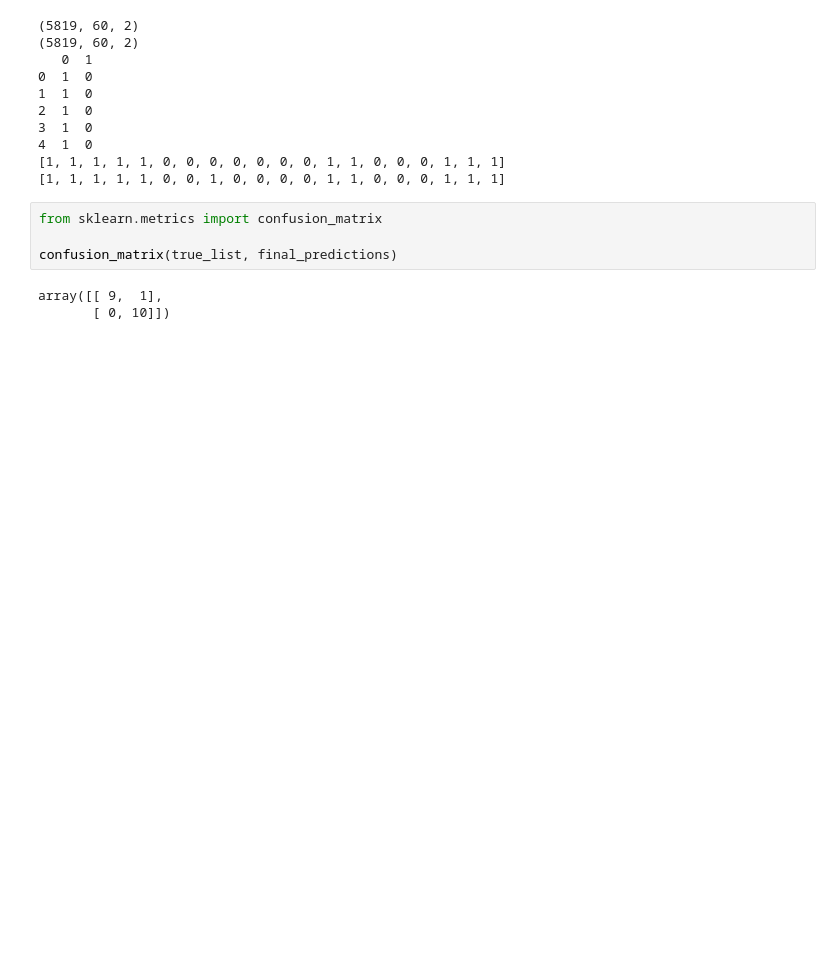
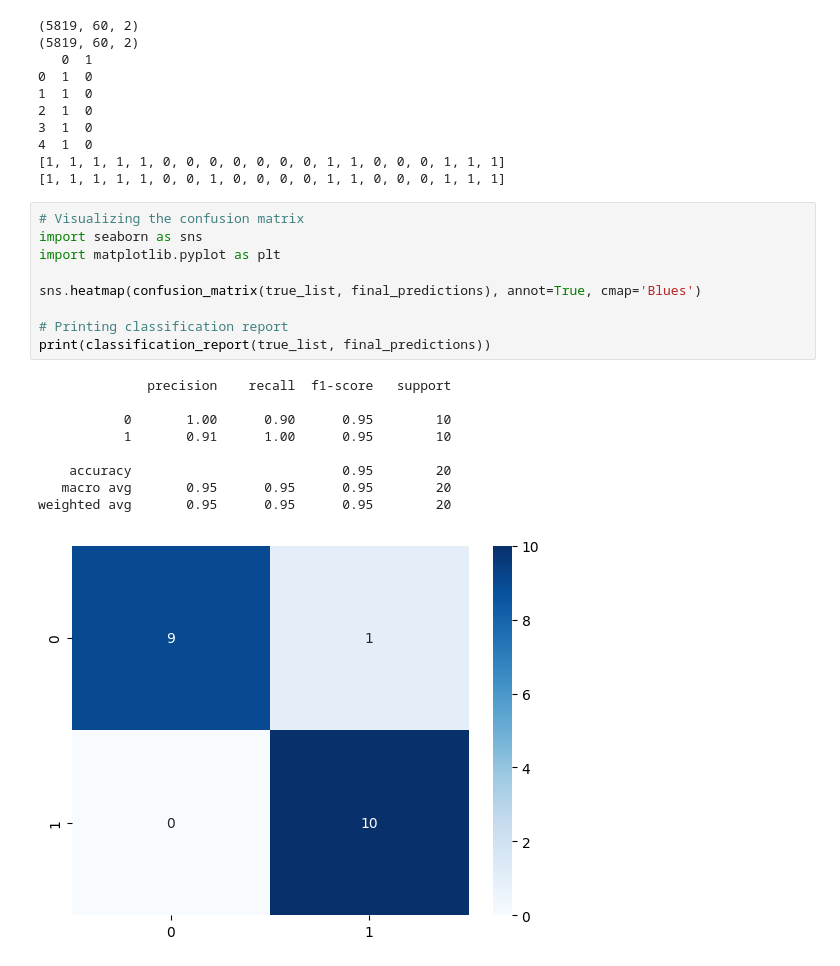
Before and after one commit to asw615/Classification-of-ASD-EyeTracking, a Jupyter notebook: lstm.ipynb, the cells around one changed output. Saved outputs shown, nothing was run; the diff lists cells and outputs as text; blank space fills up the shorter version.

Commit message:
printing accuracy and plotting. need to rerun tuning for plotting

```diff
--- a/lstm.ipynb
+++ b/lstm.ipynb
@@ -546,10 +549,22 @@ print(final_predictions)
 4  1  0
 [1, 1, 1, 1, 1, 0, 0, 0, 0, 0, 0, 0, 1, 1, 0, 0, 0, 1, 1, 1]
 [1, 1, 1, 1, 1, 0, 0, 1, 0, 0, 0, 0, 1, 1, 0, 0, 0, 1, 1, 1]
-# %%
-from sklearn.metrics import confusion_matrix
-
-confusion_matrix(true_list, final_predictions)
-# %% [output]
-array([[ 9,  1],
-       [ 0, 10]])
+# %%
+# Visualizing the confusion matrix
+import seaborn as sns
+import matplotlib.pyplot as plt
+
+sns.heatmap(confusion_matrix(true_list, final_predictions), annot=True, cmap='Blues')
+
+# Printing classification report
+print(classification_report(true_list, final_predictions))
+# %% [output]
+              precision    recall  f1-score   support
+
+           0       1.00      0.90      0.95        10
+           1       0.91      1.00      0.95        10
+
+    accuracy                           0.95        20
+   macro avg       0.95      0.95      0.95        20
+weighted avg       0.95      0.95      0.95        20
+[figure, added]
```
Also changed, not shown: parts of 5 cells of this notebook, 2 other files.
